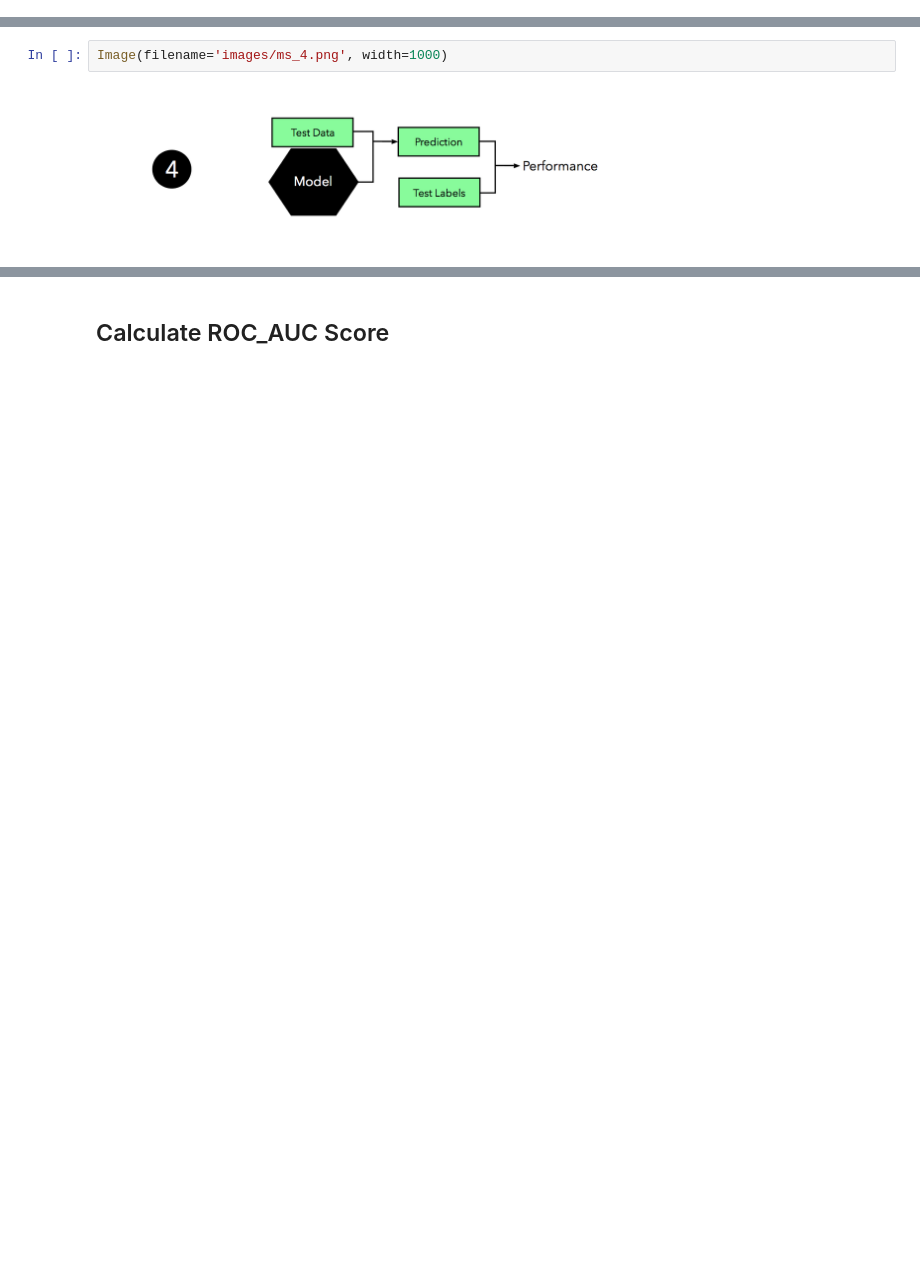
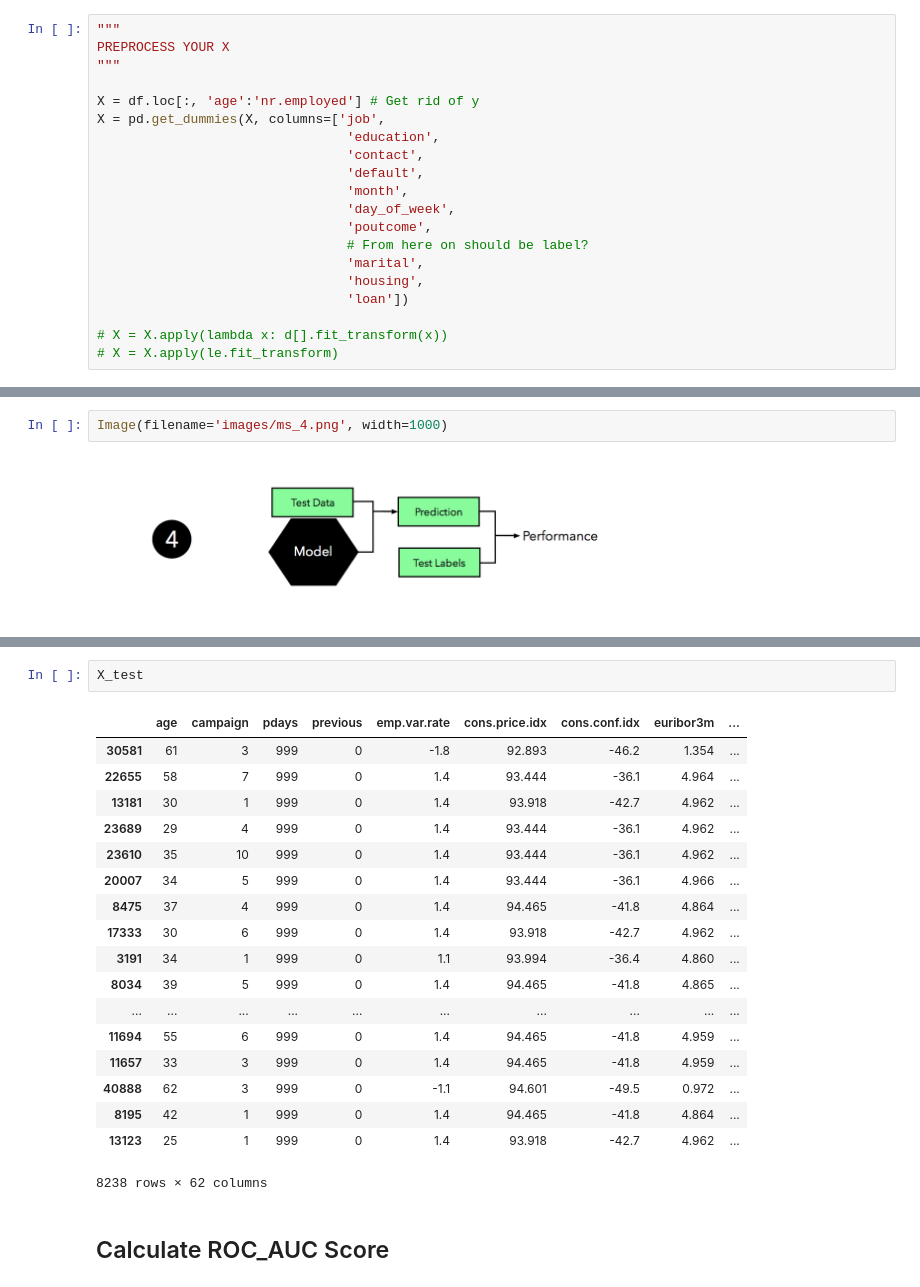
Before and after one commit to kwarodom/sidtechtalent, a Jupyter notebook: ML-Week3/Exercise/exercise.ipynb, the cells around one changed output, grey strips where cells are left out. Drawn from its saved outputs; the diff is of its cells as text; blank space fills up the shorter version.

```diff
--- a/ML-Week3/Exercise/exercise.ipynb
+++ b/ML-Week3/Exercise/exercise.ipynb
@@ -101,0 +106,20 @@ PREPROCESS YOUR X
+# %%
+"""
+PREPROCESS YOUR X
+"""
+
+X = df.loc[:, 'age':'nr.employed'] # Get rid of y
+X = pd.get_dummies(X, columns=['job',
+                                'education',
+                                'contact',
+                                'default',
+                                'month',
+                                'day_of_week',
+                                'poutcome',
+                                # From here on should be label?
+                                'marital',
+                                'housing',
+                                'loan'])
+
+# X = X.apply(lambda x: d[].fit_transform(x))
+# X = X.apply(le.fit_transform)
@@ -141,3 +239,24 @@ AND PICK YOUR BEST MODEL
+# %%
+X_test
+# %% [output]
+|  | age | campaign | pdays | previous | emp.var.rate | cons.price.idx | cons.conf.idx | euribor3m | ... |
+| 30581 | 61 | 3 | 999 | 0 | -1.8 | 92.893 | -46.2 | 1.354 | ... |
+| 22655 | 58 | 7 | 999 | 0 | 1.4 | 93.444 | -36.1 | 4.964 | ... |
+| 13181 | 30 | 1 | 999 | 0 | 1.4 | 93.918 | -42.7 | 4.962 | ... |
+| 23689 | 29 | 4 | 999 | 0 | 1.4 | 93.444 | -36.1 | 4.962 | ... |
+| 23610 | 35 | 10 | 999 | 0 | 1.4 | 93.444 | -36.1 | 4.962 | ... |
+| 20007 | 34 | 5 | 999 | 0 | 1.4 | 93.444 | -36.1 | 4.966 | ... |
+| 8475 | 37 | 4 | 999 | 0 | 1.4 | 94.465 | -41.8 | 4.864 | ... |
+| 17333 | 30 | 6 | 999 | 0 | 1.4 | 93.918 | -42.7 | 4.962 | ... |
+| 3191 | 34 | 1 | 999 | 0 | 1.1 | 93.994 | -36.4 | 4.860 | ... |
+| 8034 | 39 | 5 | 999 | 0 | 1.4 | 94.465 | -41.8 | 4.865 | ... |
+| ... | ... | ... | ... | ... | ... | ... | ... | ... | ... |
+| 11694 | 55 | 6 | 999 | 0 | 1.4 | 94.465 | -41.8 | 4.959 | ... |
+| 11657 | 33 | 3 | 999 | 0 | 1.4 | 94.465 | -41.8 | 4.959 | ... |
+| 40888 | 62 | 3 | 999 | 0 | -1.1 | 94.601 | -49.5 | 0.972 | ... |
+| 8195 | 42 | 1 | 999 | 0 | 1.4 | 94.465 | -41.8 | 4.864 | ... |
+| 13123 | 25 | 1 | 999 | 0 | 1.4 | 93.918 | -42.7 | 4.962 | ... |
+8238 rows × 62 columns
 # %% [markdown]
 ## Calculate ROC_AUC Score
 # %%
```
Also changed, not shown: parts of 11 cells of this notebook.
